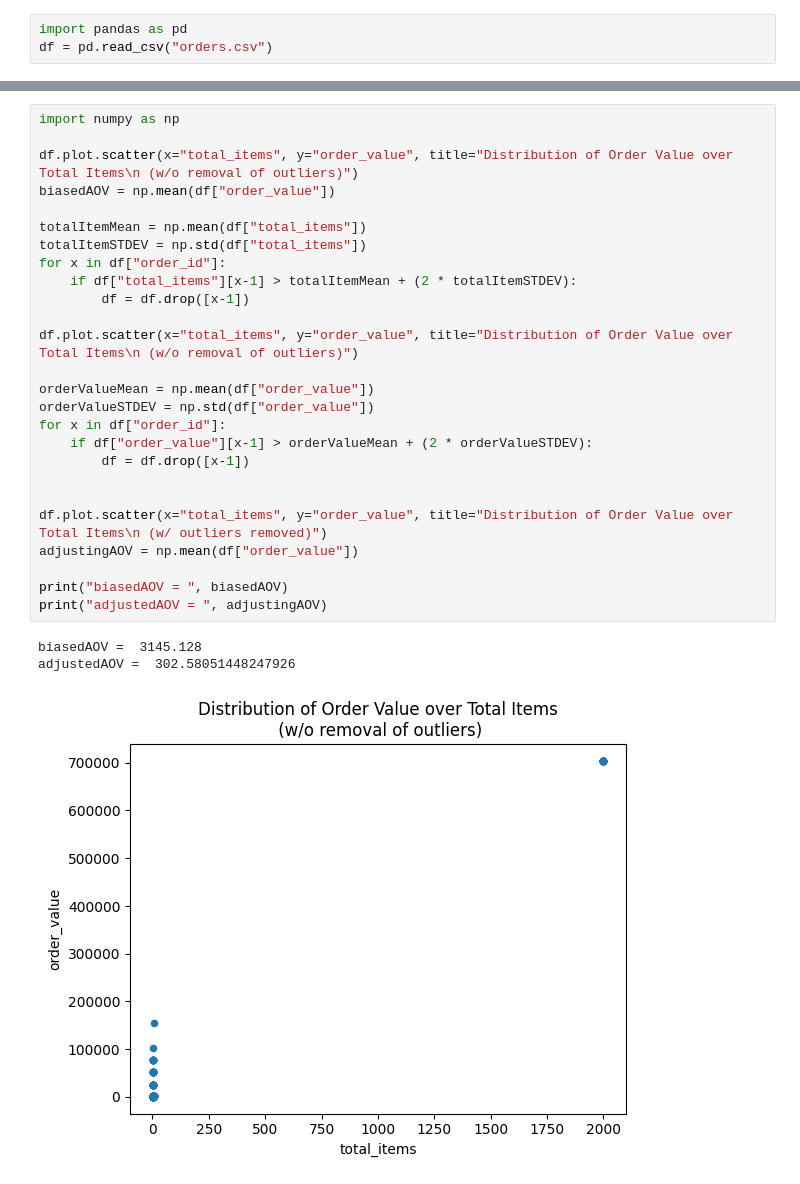
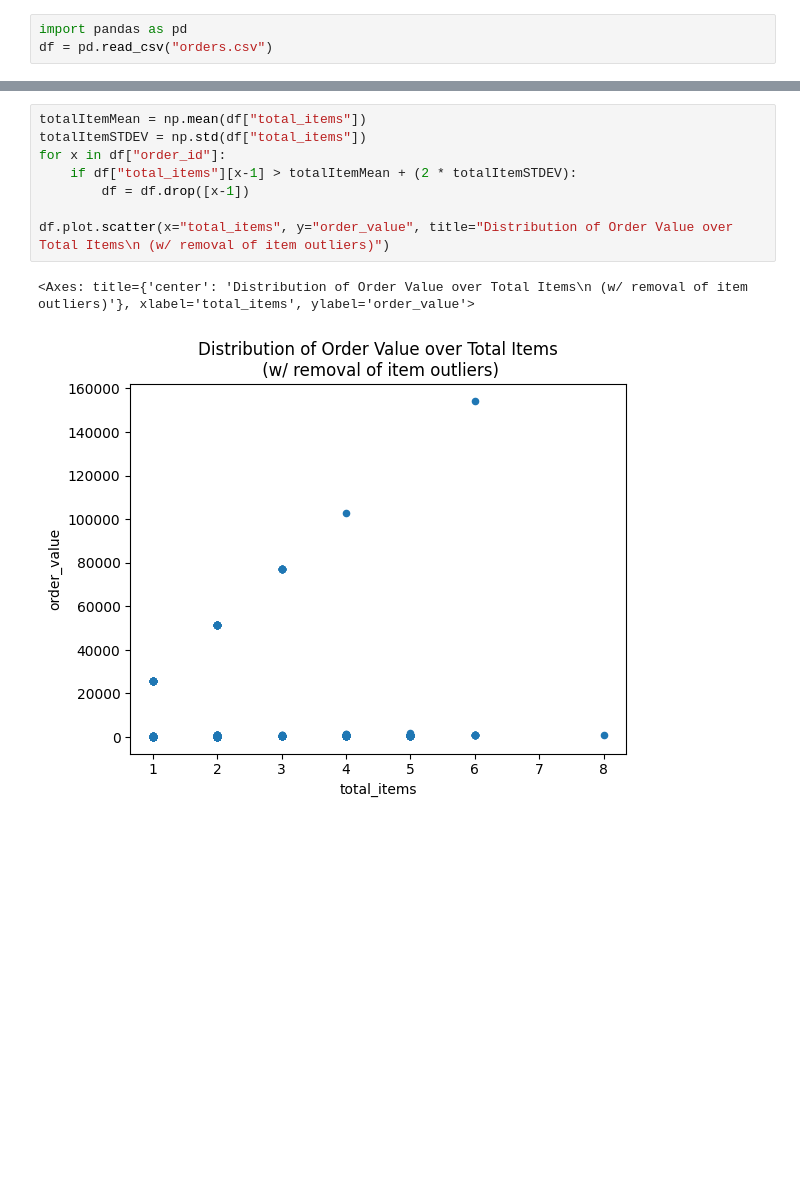
Before and after one commit to evan-geiss/evan_geiss_mdst_tutorials, a Jupyter notebook: Optional Challenges/Statistics Focus/stats_challenge.ipynb, the cells around one changed output, grey strips where cells are left out. Saved outputs shown, nothing was run; the diff lists cells and outputs as text; blank space fills up the shorter version.

```diff
--- a/Optional Challenges/Statistics Focus/stats_challenge.ipynb
+++ b/Optional Challenges/Statistics Focus/stats_challenge.ipynb
@@ -22,30 +29,11 @@ df = pd.read_csv("orders.csv")
 # %%
-import numpy as np
-
-df.plot.scatter(x="total_items", y="order_value", title="Distribution of Order Value over Total Items\n (w/o removal of outliers)")
-biasedAOV = np.mean(df["order_value"])
-
 totalItemMean = np.mean(df["total_items"])
 totalItemSTDEV = np.std(df["total_items"])
 for x in df["order_id"]:
     if df["total_items"][x-1] > totalItemMean + (2 * totalItemSTDEV):
         df = df.drop([x-1])
 
-df.plot.scatter(x="total_items", y="order_value", title="Distribution of Order Value over Total Items\n (w/o removal of outliers)")
-
-orderValueMean = np.mean(df["order_value"])
-orderValueSTDEV = np.std(df["order_value"])
-for x in df["order_id"]:
-    if df["order_value"][x-1] > orderValueMean + (2 * orderValueSTDEV):
-        df = df.drop([x-1])
-
-
-df.plot.scatter(x="total_items", y="order_value", title="Distribution of Order Value over Total Items\n (w/ outliers removed)")
-adjustingAOV = np.mean(df["order_value"])
-
-print("biasedAOV = ", biasedAOV)
-print("adjustedAOV = ", adjustingAOV)
+df.plot.scatter(x="total_items", y="order_value", title="Distribution of Order Value over Total Items\n (w/ removal of item outliers)")
 # %% [output]
-biasedAOV =  3145.128
-adjustedAOV =  302.58051448247926
+<Axes: title={'center': 'Distribution of Order Value over Total Items\n (w/ removal of item outliers)'}, xlabel='total_items', ylabel='order_value'>
-[figure, old version]
+[figure, new version]
```
Also changed, not shown: parts of 13 cells of this notebook, 1 other file.
